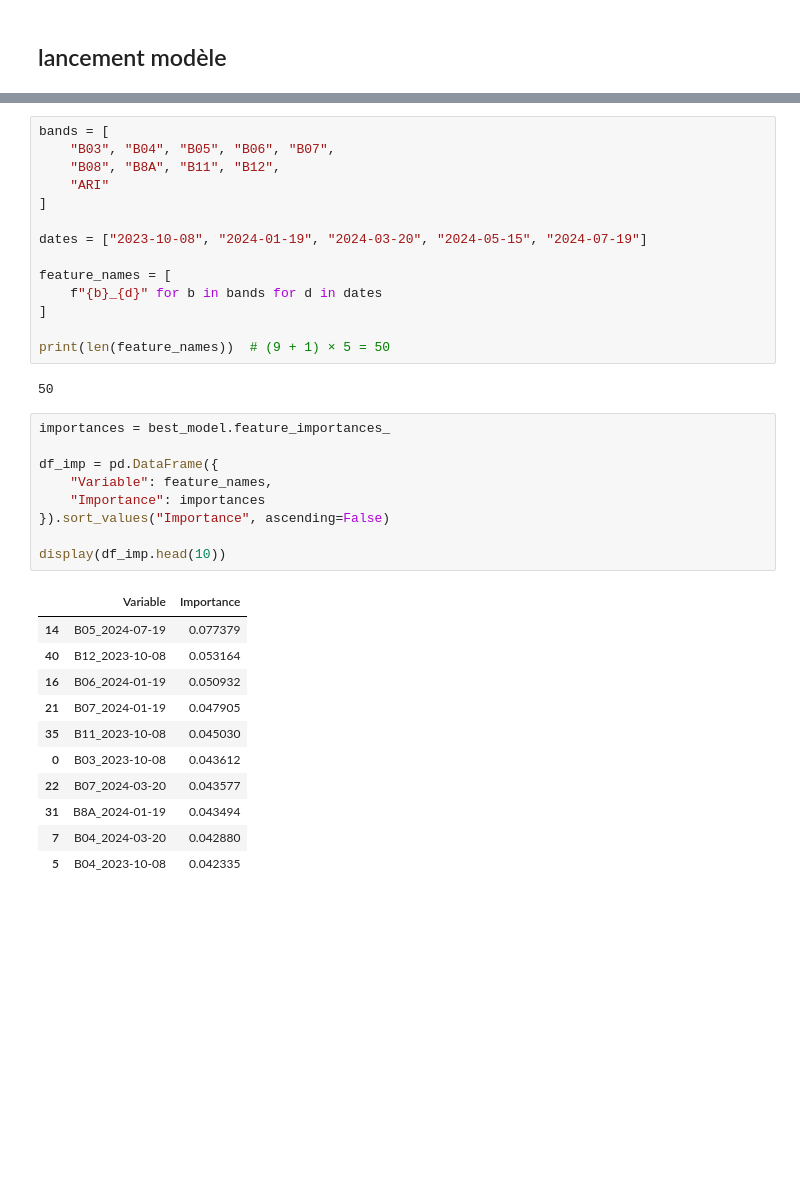
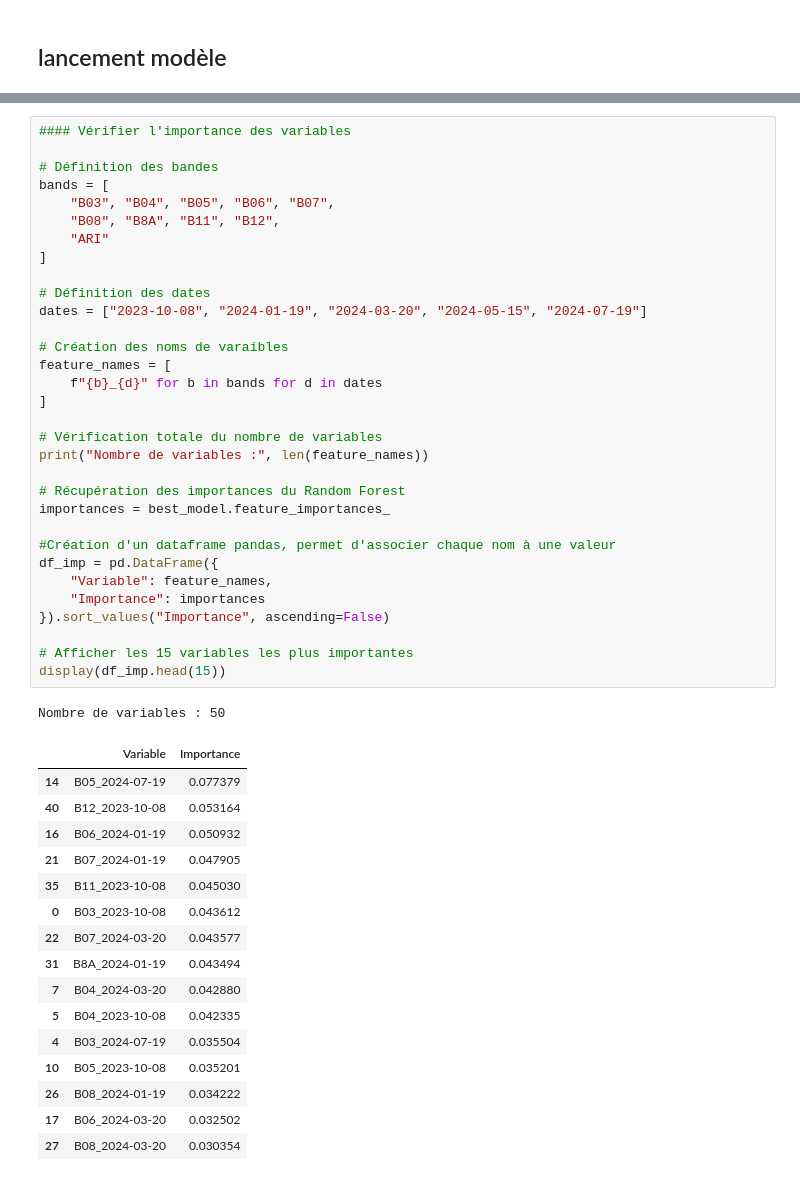
Before and after one commit to MatthieuGoubs/projet_eval_landes, a Jupyter notebook: projet_telea_GOUBERT_MATTHIEU.ipynb, the cells around one changed output, grey strips where cells are left out. Drawn from its saved outputs; the diff is of its cells as text; blank space fills up the shorter version.

```diff
--- a/projet_telea_GOUBERT_MATTHIEU.ipynb
+++ b/projet_telea_GOUBERT_MATTHIEU.ipynb
@@ -575,39 +531,52 @@ plots.plot_class_quality(report, acc_cv)
 [figure]
 [figure]
-# %%
-bands = [
-    "B03", "B04", "B05", "B06", "B07",
-    "B08", "B8A", "B11", "B12",
-    "ARI"
-]
-
-dates = ["2023-10-08", "2024-01-19", "2024-03-20", "2024-05-15", "2024-07-19"]
-
-feature_names = [
-    f"{b}_{d}" for b in bands for d in dates
-]
-
-print(len(feature_names))  # (9 + 1) × 5 = 50
-# %% [output]
-50
 # %%
+#### Vérifier l'importance des variables
+
+# Définition des bandes
+bands = [
+    "B03", "B04", "B05", "B06", "B07",
+    "B08", "B8A", "B11", "B12",
+    "ARI"
+]
+
+# Définition des dates
+dates = ["2023-10-08", "2024-01-19", "2024-03-20", "2024-05-15", "2024-07-19"]
+
+# Création des noms de varaibles
+feature_names = [
+    f"{b}_{d}" for b in bands for d in dates
+]
+
+# Vérification totale du nombre de variables
+print("Nombre de variables :", len(feature_names))
+
+# Récupération des importances du Random Forest
 importances = best_model.feature_importances_
 
+#Création d'un dataframe pandas, permet d'associer chaque nom à une valeur
 df_imp = pd.DataFrame({
     "Variable": feature_names,
     "Importance": importances
 }).sort_values("Importance", ascending=False)
 
-display(df_imp.head(10))
+# Afficher les 15 variables les plus importantes
+display(df_imp.head(15))
 # %% [output]
+Nombre de variables : 50
 |  | Variable | Importance |
 | 14 | B05_2024-07-19 | 0.077379 |
 | 40 | B12_2023-10-08 | 0.053164 |
 | 16 | B06_2024-01-19 | 0.050932 |
 | 21 | B07_2024-01-19 | 0.047905 |
 | 35 | B11_2023-10-08 | 0.045030 |
 | 0 | B03_2023-10-08 | 0.043612 |
 | 22 | B07_2024-03-20 | 0.043577 |
 | 31 | B8A_2024-01-19 | 0.043494 |
 | 7 | B04_2024-03-20 | 0.042880 |
 | 5 | B04_2023-10-08 | 0.042335 |
+| 4 | B03_2024-07-19 | 0.035504 |
+| 10 | B05_2023-10-08 | 0.035201 |
+| 26 | B08_2024-01-19 | 0.034222 |
+| 17 | B06_2024-03-20 | 0.032502 |
+| 27 | B08_2024-03-20 | 0.030354 |
```
Also changed, not shown: parts of 37 cells of this notebook, 1 other file.
